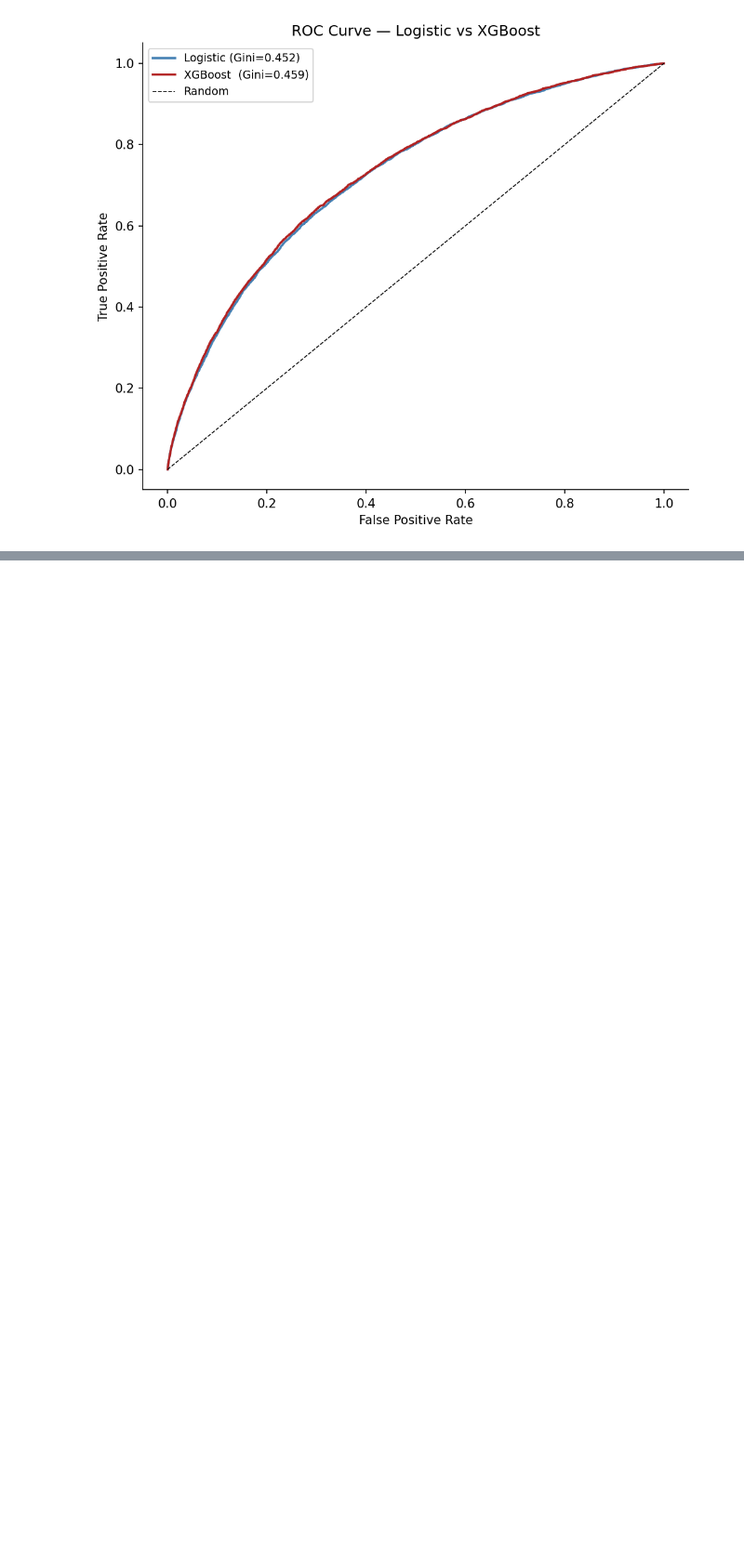
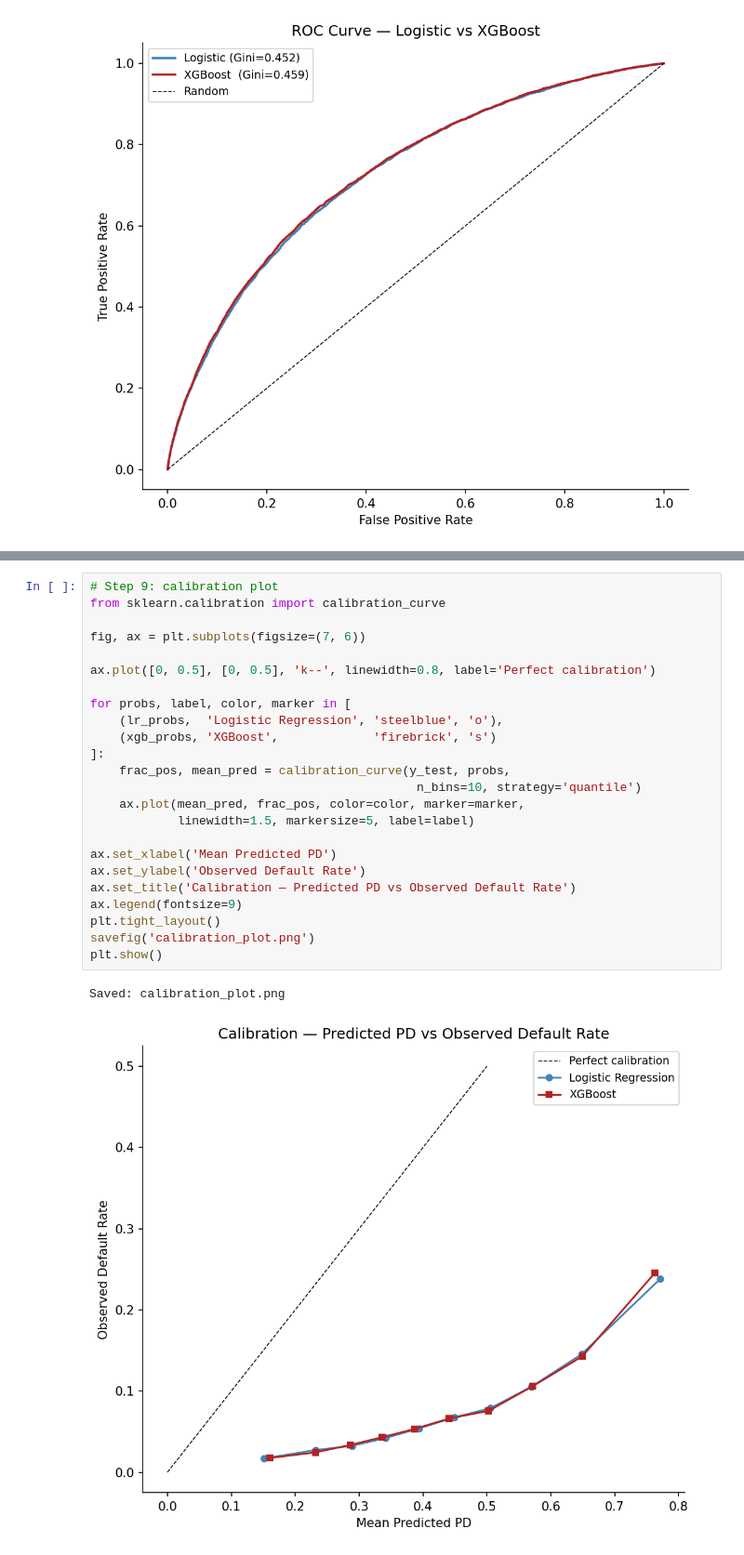
Before and after one commit to imsaichauhan/b1-credit-scoring, a Jupyter notebook: notebooks/main.ipynb, the cells around one changed output, grey strips where cells are left out. Shown at 93% size. Drawn from its saved outputs; the diff is of its cells as text; blank space fills up the shorter version.

```diff
--- a/notebooks/main.ipynb
+++ b/notebooks/main.ipynb
@@ -661,0 +675,27 @@ Saved: roc_comparison.png
+# %%
+# Step 9: calibration plot
+from sklearn.calibration import calibration_curve
+
+fig, ax = plt.subplots(figsize=(7, 6))
+
+ax.plot([0, 0.5], [0, 0.5], 'k--', linewidth=0.8, label='Perfect calibration')
+
+for probs, label, color, marker in [
+    (lr_probs,  'Logistic Regression', 'steelblue', 'o'),
+    (xgb_probs, 'XGBoost',             'firebrick', 's')
+]:
+    frac_pos, mean_pred = calibration_curve(y_test, probs,
+                                             n_bins=10, strategy='quantile')
+    ax.plot(mean_pred, frac_pos, color=color, marker=marker,
+            linewidth=1.5, markersize=5, label=label)
+
+ax.set_xlabel('Mean Predicted PD')
+ax.set_ylabel('Observed Default Rate')
+ax.set_title('Calibration — Predicted PD vs Observed Default Rate')
+ax.legend(fontsize=9)
+plt.tight_layout()
+savefig('calibration_plot.png')
+plt.show()
+# %% [output]
+Saved: calibration_plot.png
+[figure, added]
```
Also changed, not shown: parts of 4 cells of this notebook, 1 other file.
